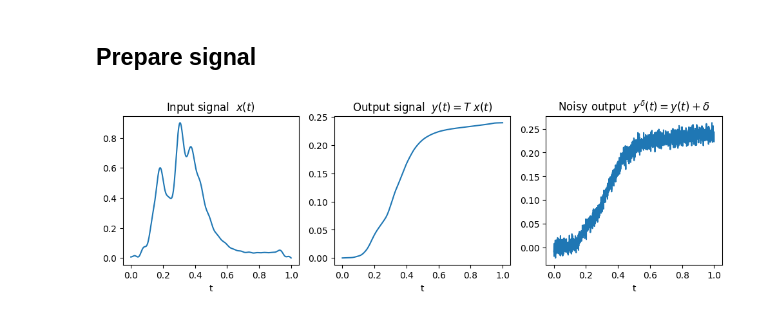
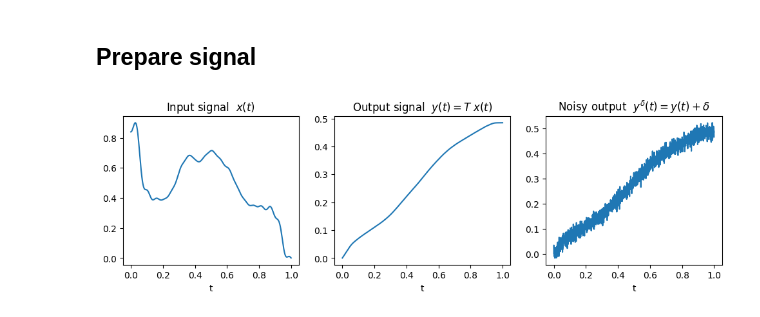
Before and after one commit to CentofantiEze/FBResNet, a Jupyter notebook: notebooks/explore_bias.ipynb, the cells around one changed output. Drawn from its saved outputs; the diff is of its cells as text; code cells hidden in the pictures.

```diff
--- a/notebooks/explore_bias.ipynb
+++ b/notebooks/explore_bias.ipynb
@@ -49,35 +49,35 @@ train_set, val_set = model.CreateDataSet()
 ## Prepare signal
 # %%
 # Select one signal
-signal_id = 6
+signal_id = 13
 [y,x] = val_set.dataset[signal_id:signal_id+1]
 x_true = Variable(x, requires_grad=False)
 x_bias = Variable(y, requires_grad=False)
 
 # Input signal in the finite elements basis
 test_signal_coeff = np.array(x_true[0,0])
 test_signal_elt = torch.Tensor(model.physics.basis.T @ test_signal_coeff * params['N'])
 
 # Output signal with noise
 y =  model.physics.Compute(test_signal_elt)
 noise_std_dev = model.noise * np.sqrt((torch.sum(y**2)).item() )/np.sqrt(params['N'])
 noise = torch.randn(test_signal_elt.shape) * noise_std_dev
 y_noisy = model.physics.Compute(test_signal_elt) + noise
 
 t = np.linspace(0,(params['N']-1)/params['N'],params['N'])
 fig, ax = plt.subplots(1,3, figsize=(12,3))
 ax[0].plot(t, model.model.Layers[0].Pelt(x_true).numpy()[0,0])
 ax[0].set_title(r'Input signal  $x(t)$')
 ax[0].set_xlabel('t')
 ax[1].plot(t, y)
 ax[1].set_title(r'Output signal  $y(t)=T\;x(t)$')
 ax[1].set_xlabel('t')
 ax[2].plot(t, y_noisy)
 ax[2].set_title(r'Noisy output  $y^{\delta}(t)=y(t) + \delta$')
 ax[2].set_xlabel('t')
 plt.show()
 # %% [output]
-[figure, old version]
+[figure, new version]
 # %%
 
 y_noisy_adj = model.physics.BasisChangeInv(model.physics.ComputeAdjoint(y_noisy))
```
Also changed, not shown: parts of 3 cells of this notebook.
